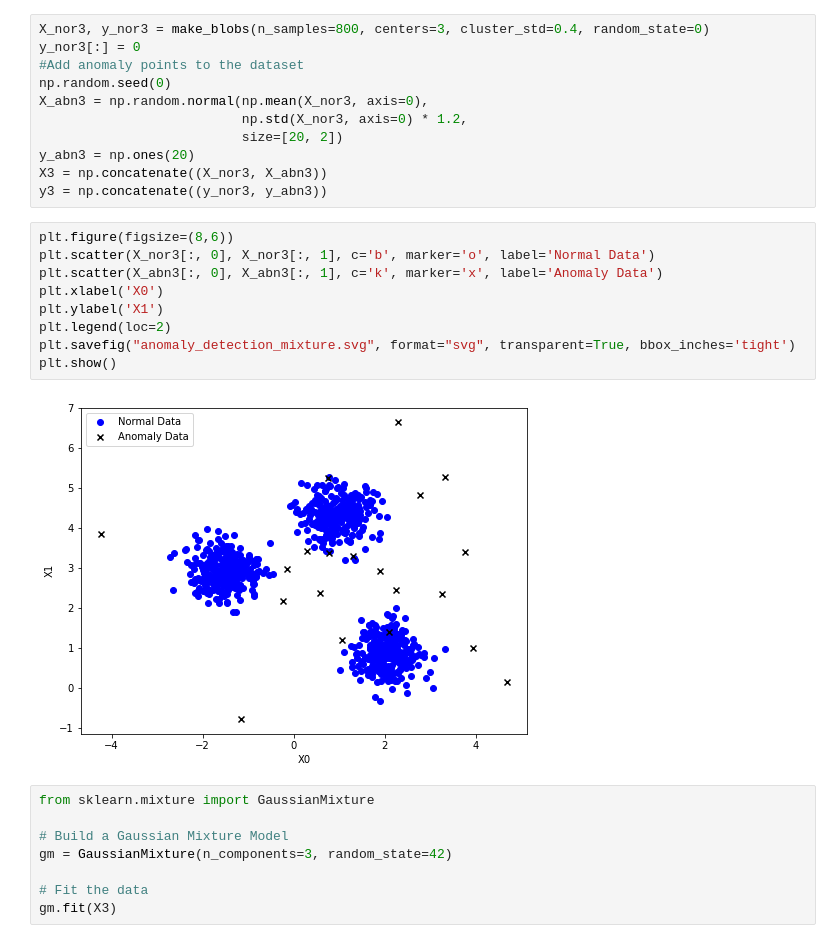
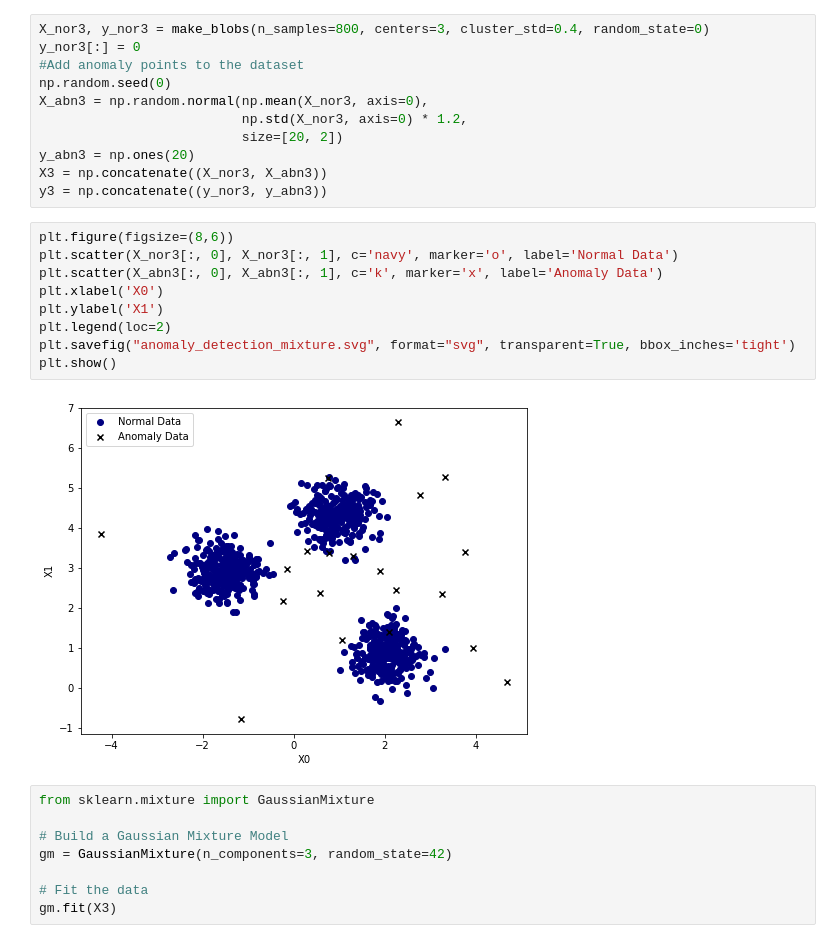
Before and after one commit to jchen8000/MLDLWithPython, a Jupyter notebook: 4_08_Anomaly_Detection/Anomaly_Detection.ipynb, the cells around one changed output. Drawn from its saved outputs; the diff is of its cells as text.

```diff
--- a/4_08_Anomaly_Detection/Anomaly_Detection.ipynb
+++ b/4_08_Anomaly_Detection/Anomaly_Detection.ipynb
@@ -231,15 +231,15 @@ X3 = np.concatenate((X_nor3, X_abn3))
 y3 = np.concatenate((y_nor3, y_abn3))
 # %%
 plt.figure(figsize=(8,6))
-plt.scatter(X_nor3[:, 0], X_nor3[:, 1], c='b', marker='o', label='Normal Data')
+plt.scatter(X_nor3[:, 0], X_nor3[:, 1], c='navy', marker='o', label='Normal Data')
 plt.scatter(X_abn3[:, 0], X_abn3[:, 1], c='k', marker='x', label='Anomaly Data')
 plt.xlabel('X0')
 plt.ylabel('X1')
 plt.legend(loc=2)
 plt.savefig("anomaly_detection_mixture.svg", format="svg", transparent=True, bbox_inches='tight')
 plt.show()
 # %% [output]
-[figure, old version]
+[figure, new version]
 # %%
 from sklearn.mixture import GaussianMixture
 
```
Also changed, not shown: parts of 6 cells of this notebook.
